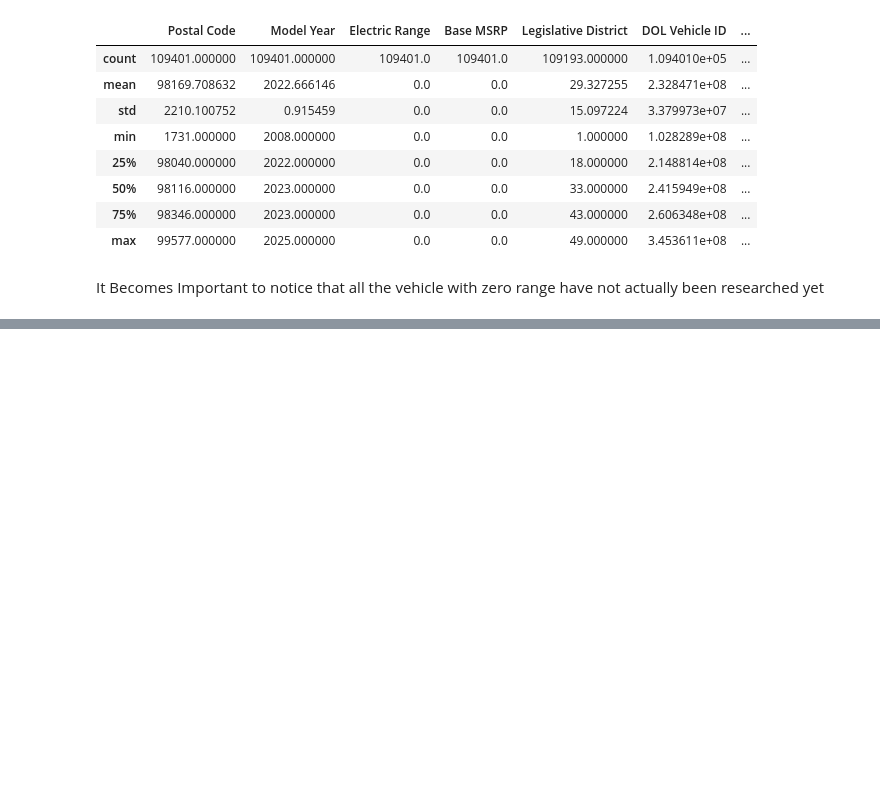
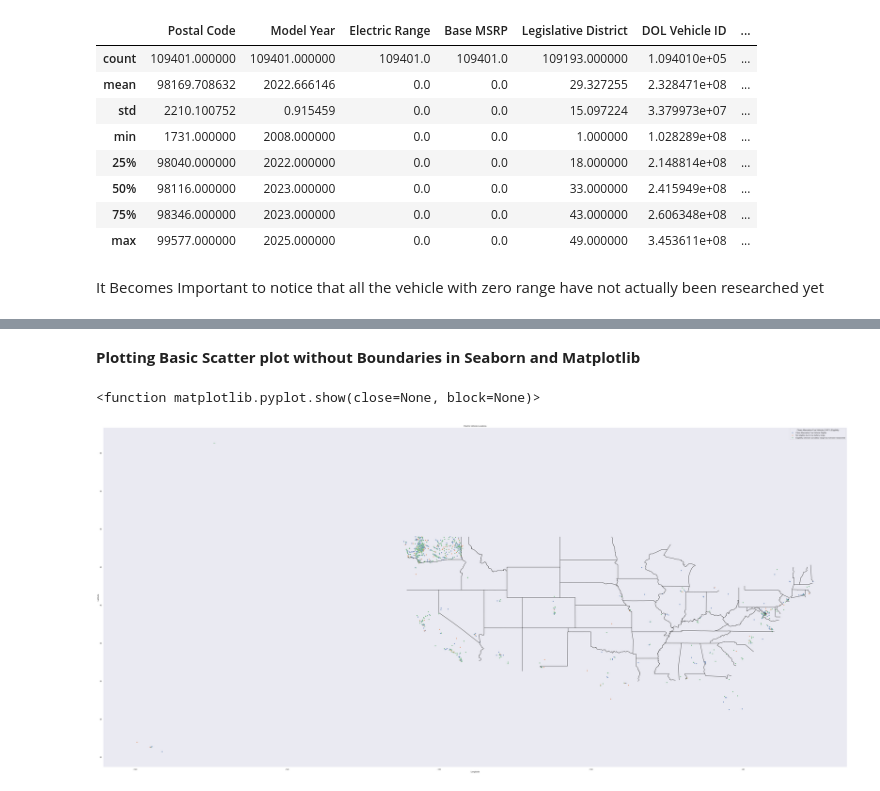
Before and after one commit to SianRods/Data-Science-ML, a Jupyter notebook: Practice Projects/DA-Electric_Vehicle.ipynb, the cells around one changed output, grey strips where cells are left out. Cells and saved outputs as stored; diff of their text form; code cells hidden in the pictures; blank space fills up the shorter version.

```diff
--- a/Practice Projects/DA-Electric_Vehicle.ipynb
+++ b/Practice Projects/DA-Electric_Vehicle.ipynb
@@ -8,6 +10,8 @@ import geopandas as gpd
 **Given Data is from 2020 - 2024 for all Electric Vehicle over whole United States**
 # %%
 vehicle_df=pd.read_csv('Electric_Vehicle_Population_Data.csv')
+# %%
+usa_map = gpd.read_file('ne_10m_admin_1_states_provinces_lines.dbf')
 # %% [markdown]
 ### Step 1 is understanding all the data , Finding Missing Values and drawing inferences
 # %%
@@ -392,0 +406,15 @@ It Becomes Important to notice that all the vehicle with zero range have not act
+# %%
+# POINT (-122.206146 47.839957)
+# POINT (x,y) --> (long,latitude) point pairs
+longitutes =[]
+latitudes =[]
+
+location=vehicle_df['Vehicle Location'].to_list()
+for wkt_point in location:
+	if isinstance(wkt_point, str):
+		point = wkt.loads(wkt_point)
+		longitutes.append(point.x)
+		latitudes.append(point.y)
+	else:
+		longitutes.append(None)
+		latitudes.append(None)
@@ -392,0 +447,14 @@ It Becomes Important to notice that all the vehicle with zero range have not act
+# %% [markdown]
+**Plotting Basic Scatter plot without Boundaries in Seaborn and Matplotlib**
+# %%
+plt.figure(figsize=(80,50))
+sns.scatterplot(x=longitutes, y=latitudes, alpha=0.9,hue=vehicle_df['Clean Alternative Fuel Vehicle (CAFV) Eligibility'])
+plt.title("Electric Vehicle Locations")
+plt.xlabel("Longitude")
+plt.ylabel("Latitude")
+plt.grid(False)
+usa_map[usa_map['ADM0_A3']=='USA'].plot(ax=plt.gca(), color='BLACK', edgecolor='black', alpha=1)
+plt.show
+# %% [output]
+<function matplotlib.pyplot.show(close=None, block=None)>
+[figure, added]
```
Also changed, not shown: parts of 9 cells of this notebook, 3 other files.
